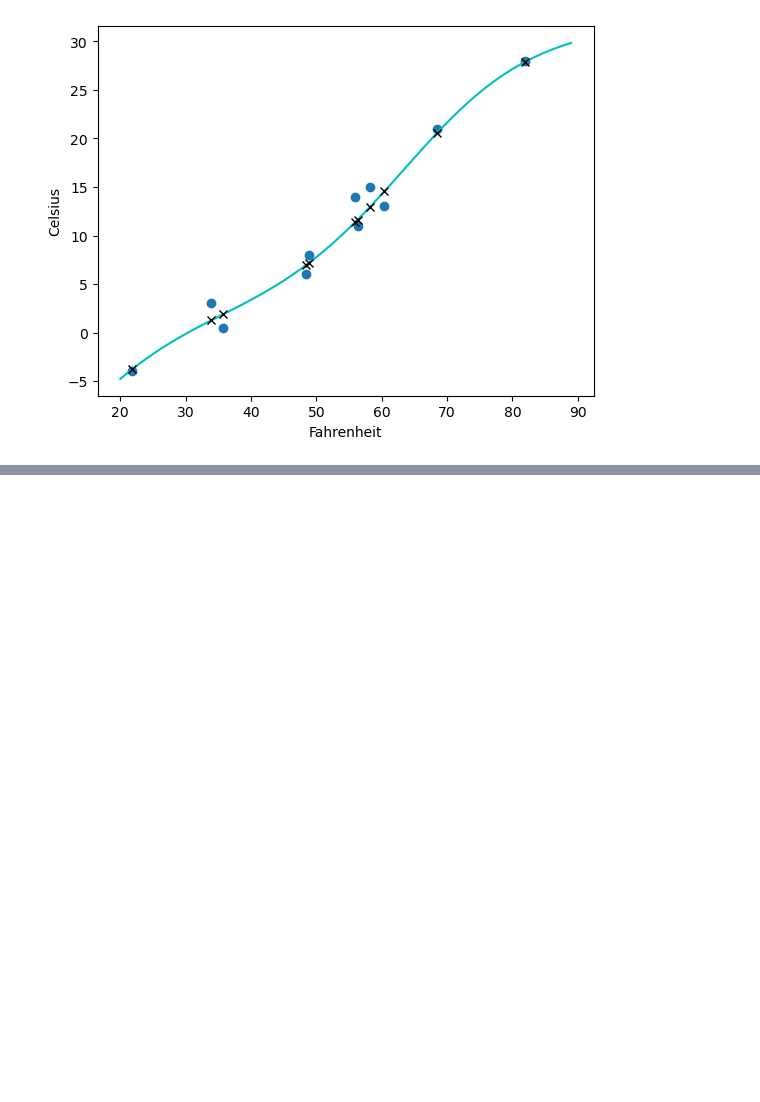
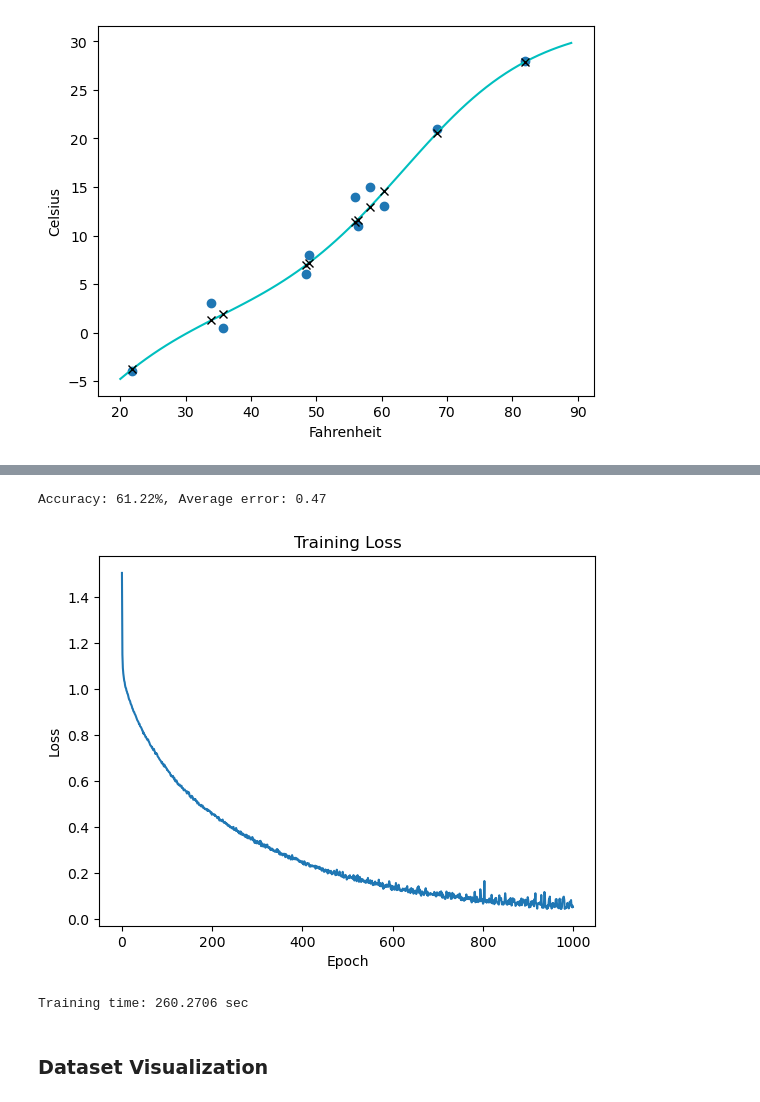
Before and after one commit to yahyavaleo/dlwpt, a Jupyter notebook: chapter6/neural-networks.ipynb, the cells around one changed output, grey strips where cells are left out. Drawn from its saved outputs; the diff is of its cells as text; code cells hidden in the pictures; blank space fills up the shorter version.

```diff
--- a/chapter6/neural-networks.ipynb
+++ b/chapter6/neural-networks.ipynb
@@ -239,0 +425,3 @@ plt.show()
+# %%
+wine_df = pd.read_csv("data/wine.csv", delimiter=";")
+wine_df.head()
@@ -239,0 +470,29 @@ plt.show()
+# %%
+def train(n_epochs, model, criterion, optimizer, train_loader):
+    losses = []
+    start_time = time.time()
+
+    for epoch in tqdm(range(n_epochs)):
+        running_loss = 0.0
+
+        for inputs, targets in train_loader:
+            optimizer.zero_grad()
+            outputs = model(inputs)
+            loss = criterion(outputs, targets)
+            loss.backward()
+            optimizer.step()
+            running_loss += loss.item() * inputs.shape[0]
+
+        epoch_loss = running_loss / len(train_loader.dataset)
+        losses.append(epoch_loss)
+
+    training_time = time.time() - start_time
+    return losses, training_time
+# %%
+losses, training_time = train(
+    n_epochs=1000,
+    model=model,
+    criterion=criterion,
+    optimizer=optimizer,
+    train_loader=train_loader,
+)
@@ -239,0 +523,21 @@ plt.show()
+# %%
+accuracy, average_error = evaluate(model, test_loader)
+print(f"Accuracy: {accuracy:.2f}%, Average error: {average_error:.2f}")
+# %% [output]
+Accuracy: 61.22%, Average error: 0.47
+# %%
+epochs = list(range(len(losses)))
+plt.plot(epochs, losses)
+plt.xlabel("Epoch")
+plt.ylabel("Loss")
+plt.title("Training Loss")
+plt.savefig("data/training-loss.png")
+plt.show()
+# %% [output]
+[figure, added]
+# %%
+print(f"Training time: {training_time:.4f} sec")
+# %% [output]
+Training time: 260.2706 sec
+# %% [markdown]
+### Dataset Visualization
```
Also changed, not shown: parts of 24 cells of this notebook, 7 other files.
